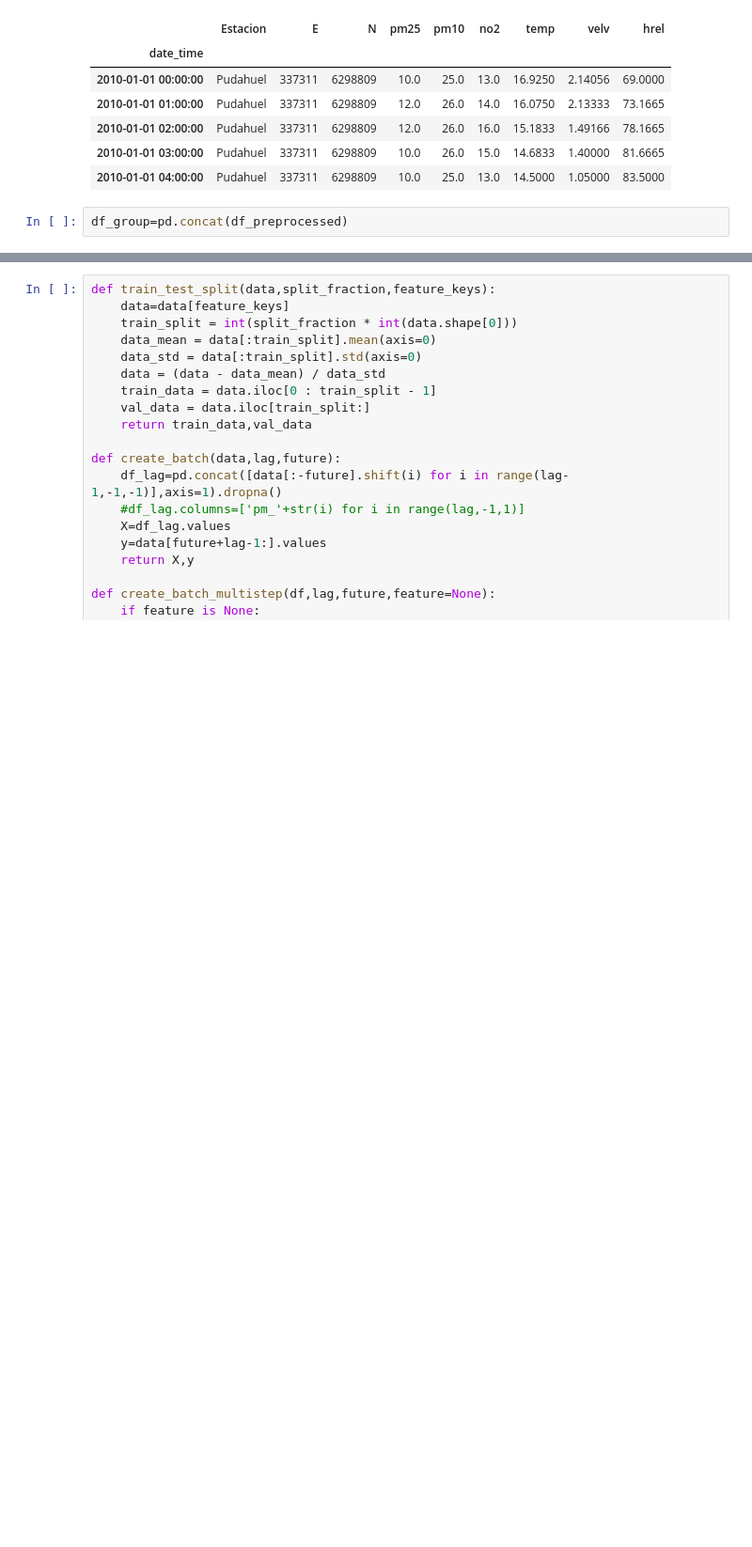
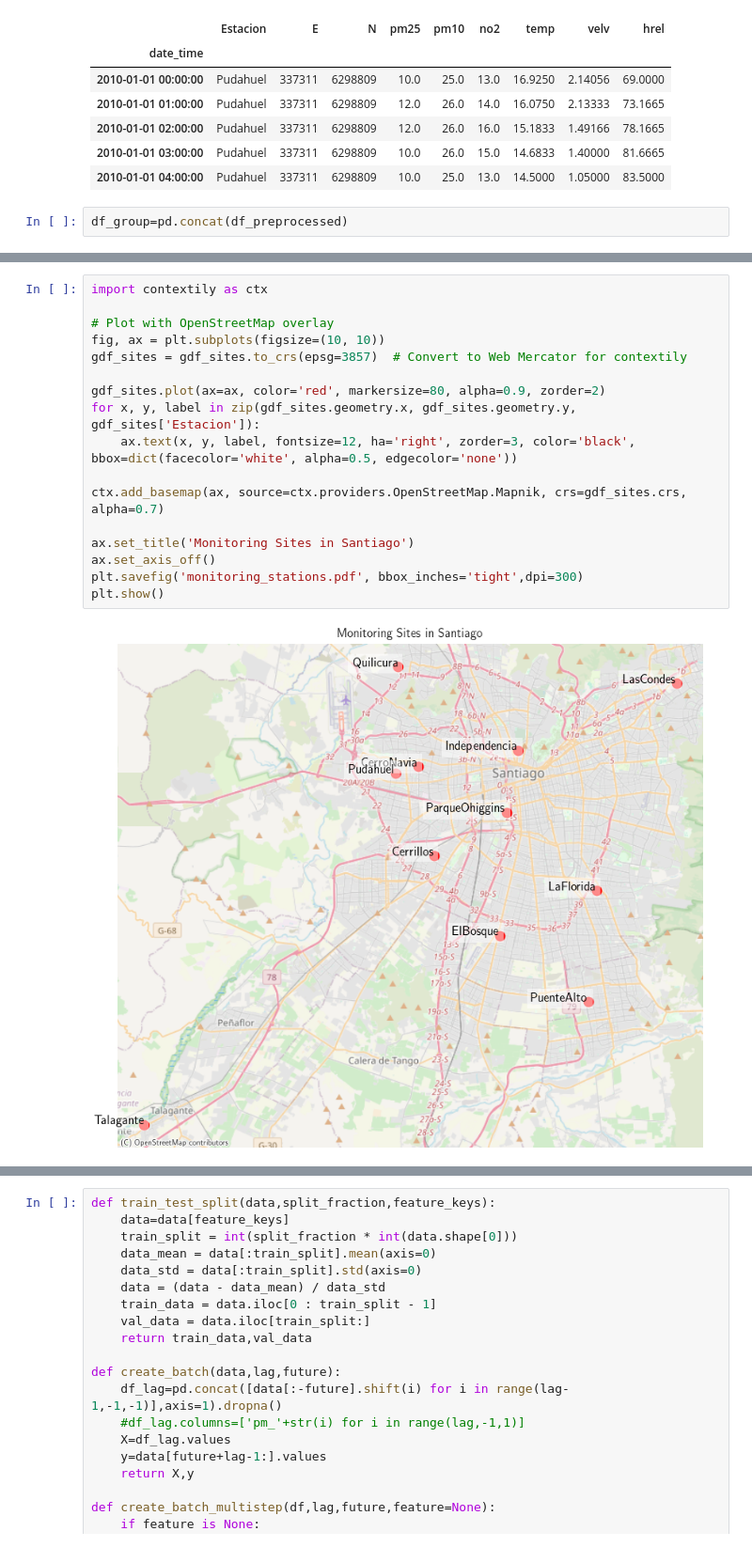
Before and after one commit to shernandez-ucm/trax, a Jupyter notebook: santiago_multi_site.ipynb, the cells around one changed output, grey strips where cells are left out. Shown at 94% size. Cells and saved outputs as stored; diff of their text form; blank space fills up the shorter version.

```diff
--- a/santiago_multi_site.ipynb
+++ b/santiago_multi_site.ipynb
@@ -43,0 +131,19 @@ df_group=pd.concat(df_preprocessed)
+# %%
+import contextily as ctx
+
+# Plot with OpenStreetMap overlay
+fig, ax = plt.subplots(figsize=(10, 10))
+gdf_sites = gdf_sites.to_crs(epsg=3857)  # Convert to Web Mercator for contextily
+
+gdf_sites.plot(ax=ax, color='red', markersize=80, alpha=0.9, zorder=2)
+for x, y, label in zip(gdf_sites.geometry.x, gdf_sites.geometry.y, gdf_sites['Estacion']):
+    ax.text(x, y, label, fontsize=12, ha='right', zorder=3, color='black', bbox=dict(facecolor='white', alpha=0.5, edgecolor='none'))
+
+ctx.add_basemap(ax, source=ctx.providers.OpenStreetMap.Mapnik, crs=gdf_sites.crs, alpha=0.7)
+
+ax.set_title('Monitoring Sites in Santiago')
+ax.set_axis_off()
+plt.savefig('monitoring_stations.pdf', bbox_inches='tight',dpi=300)
+plt.show()
+# %% [output]
+[figure, added]
```
Also changed, not shown: parts of 20 cells of this notebook, 4 other files.
